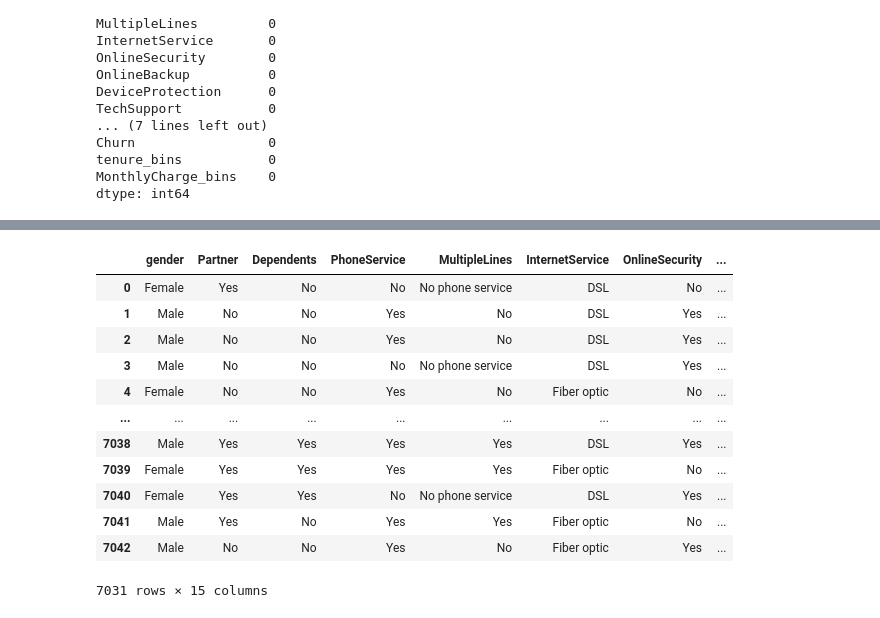
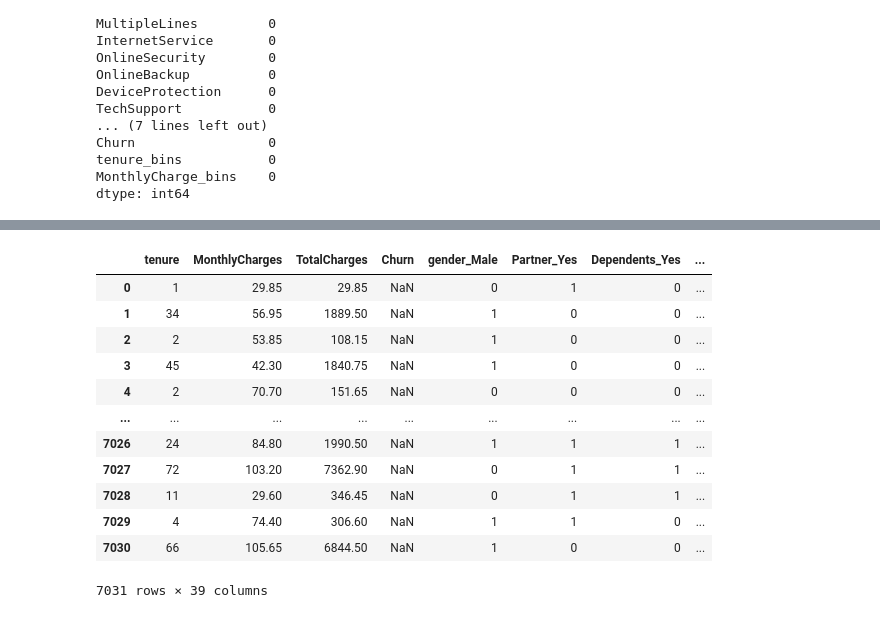
Before and after one commit to UIghodaro/vanilla-NN-Numpy-w-EDA, a Jupyter notebook: Exploratory Data Analysis/EDA.ipynb, the cells around one changed output, grey strips where cells are left out. Cells and saved outputs as stored; diff of their text form; code cells hidden in the pictures.

Commit message:
Commit so I can change PCs
Get it from local to the main branch - OHE has been done though

```diff
--- a/Exploratory Data Analysis/EDA.ipynb
+++ b/Exploratory Data Analysis/EDA.ipynb
@@ -401,6 +400,10 @@ df.head()
 | 2 | Male | 0 | No | No | 2 | Yes | No | DSL | ... |
 | 3 | Male | 0 | No | No | 45 | No | No phone service | DSL | ... |
 | 4 | Female | 0 | No | No | 2 | Yes | No | Fiber optic | ... |
+# %%
+# Save the cleaned DF for future use and comparison
+df.reset_index(drop = True, inplace = True)
+CleanedDF = df.copy()
 # %% [markdown]
 ---
 
@@ -444,6 +447,7 @@ plt.show()
 Senior Citizen is not shown here due to currently being a numeric column. We therefore create a different plot for it.
 # %%
 df['SeniorCitizen'] = df['SeniorCitizen'].map({ 0 : 'No', 1 : 'Yes'})
+cat_cols.append('SeniorCitizen')
 # %%
 df['SeniorCitizen'].value_counts().plot(kind = 'barh', title = 'SeniorCitizen', figsize=(2,2))
 plt.show()
@@ -715,4 +701,7 @@ Churn                 0
 tenure_bins           0
 MonthlyCharge_bins    0
 dtype: int64
+# %%
+# We save the final dataframe for comparisons
+EngineeredDF = df.copy()
 # %% [markdown]
@@ -720,16 +730,30 @@ We then aim to encode these newly made columns alongside others in order to make
 # %%
-df['Churn'] = df['Churn'].map({'No' : 0, 'Yes' : 1})
+# Convert Churn in both DFs
+CleanedDF['Churn'] = CleanedDF['Churn'].map({'No' : 0, 'Yes' : 1})
+EngineeredDF['Churn'] = EngineeredDF['Churn'].map({'No' : 0, 'Yes' : 1})
+
+# If you rerun this cell, this code stops the error. Though you shouldn't have to run it more than once
+if 'tenure_bins' not in cat_cols and 'MonthlyCharge_bins'not in cat_cols:
+    CleanedDF_encoded = pd.get_dummies(CleanedDF, columns = cat_cols, drop_first= True, dtype = int)
+
+# Deal with the engineered rows, then encode EngineeredDF
+cat_cols.append('tenure_bins')
+cat_cols.append('MonthlyCharge_bins')
+
+EngineeredDF_encoded = pd.get_dummies(EngineeredDF, columns = cat_cols, drop_first = True, dtype = int)
+
+EngineeredDF_encoded
 # %% [output]
-|  | gender | Partner | Dependents | PhoneService | MultipleLines | InternetService | OnlineSecurity | ... |
-| 0 | Female | Yes | No | No | No phone service | DSL | No | ... |
-| 1 | Male | No | No | Yes | No | DSL | Yes | ... |
-| 2 | Male | No | No | Yes | No | DSL | Yes | ... |
-| 3 | Male | No | No | No | No phone service | DSL | Yes | ... |
-| 4 | Female | No | No | Yes | No | Fiber optic | No | ... |
+|  | tenure | MonthlyCharges | TotalCharges | Churn | gender_Male | Partner_Yes | Dependents_Yes | ... |
+| 0 | 1 | 29.85 | 29.85 | NaN | 0 | 1 | 0 | ... |
+| 1 | 34 | 56.95 | 1889.50 | NaN | 1 | 0 | 0 | ... |
+| 2 | 2 | 53.85 | 108.15 | NaN | 1 | 0 | 0 | ... |
+| 3 | 45 | 42.30 | 1840.75 | NaN | 1 | 0 | 0 | ... |
+| 4 | 2 | 70.70 | 151.65 | NaN | 0 | 0 | 0 | ... |
 | ... | ... | ... | ... | ... | ... | ... | ... | ... |
-| 7038 | Male | Yes | Yes | Yes | Yes | DSL | Yes | ... |
-| 7039 | Female | Yes | Yes | Yes | Yes | Fiber optic | No | ... |
-| 7040 | Female | Yes | Yes | No | No phone service | DSL | Yes | ... |
-| 7041 | Male | Yes | No | Yes | Yes | Fiber optic | No | ... |
-| 7042 | Male | No | No | Yes | No | Fiber optic | Yes | ... |
+| 7026 | 24 | 84.80 | 1990.50 | NaN | 1 | 1 | 1 | ... |
+| 7027 | 72 | 103.20 | 7362.90 | NaN | 0 | 1 | 1 | ... |
+| 7028 | 11 | 29.60 | 346.45 | NaN | 0 | 1 | 1 | ... |
+| 7029 | 4 | 74.40 | 306.60 | NaN | 1 | 1 | 0 | ... |
+| 7030 | 66 | 105.65 | 6844.50 | NaN | 1 | 0 | 0 | ... |
-7031 rows × 15 columns
+7031 rows × 39 columns
```
Also changed, not shown: parts of 8 cells of this notebook, 4 other files.
